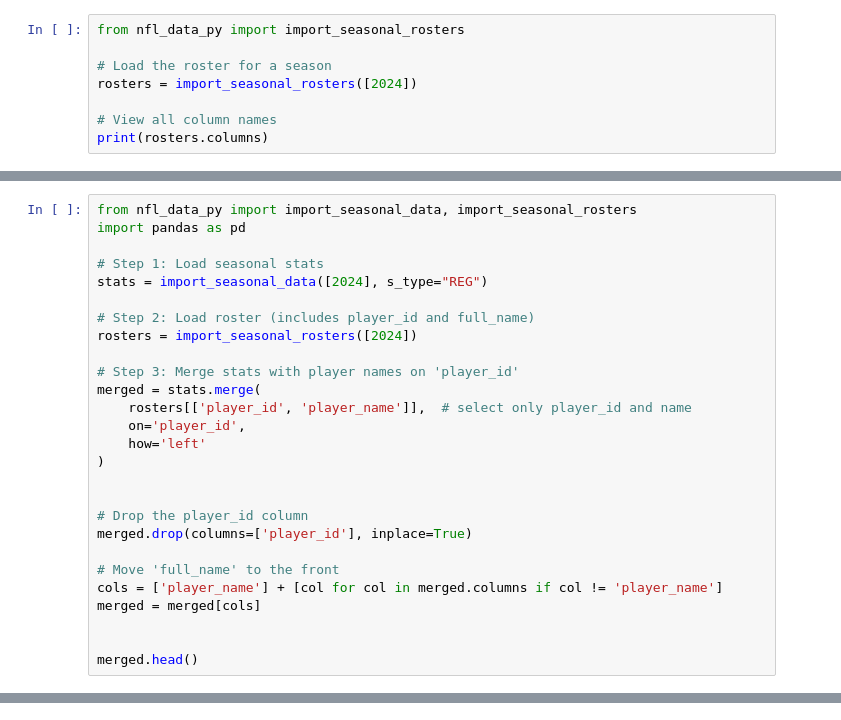
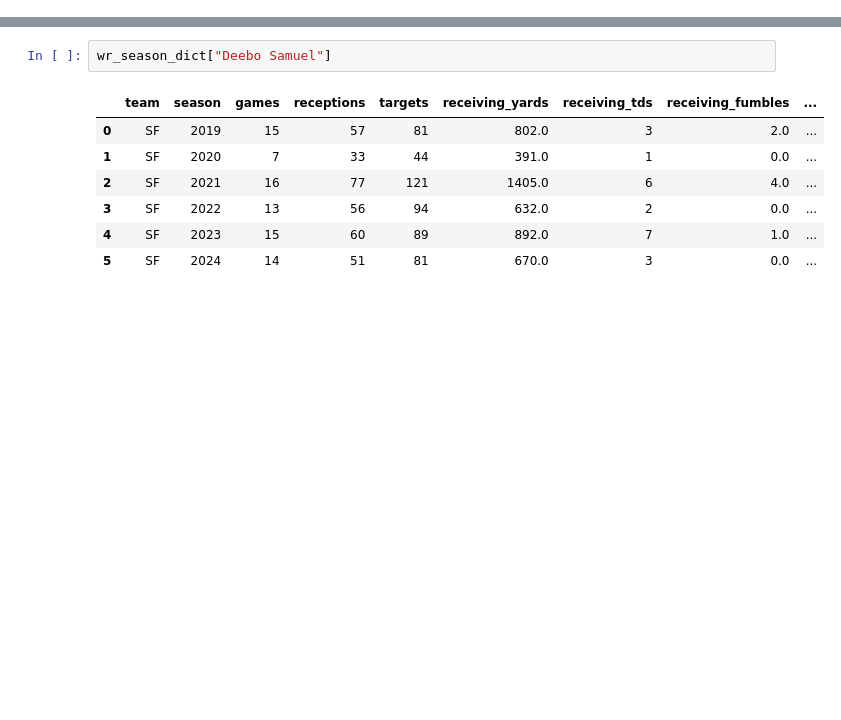
Before and after one commit to chdasiegel/Dynasty, a Jupyter notebook: Pro_Data/WR_Season_Data.ipynb, the cells around one changed output, grey strips where cells are left out. Drawn from its saved outputs; the diff is of its cells as text; blank space fills up the shorter version.

```diff
--- a/Pro_Data/WR_Season_Data.ipynb
+++ b/Pro_Data/WR_Season_Data.ipynb
@@ -141,8 +0,0 @@ Index(['player_id', 'season', 'season_type', 'completions', 'attempts',
-# %%
-from nfl_data_py import import_seasonal_rosters
-
-# Load the roster for a season
-rosters = import_seasonal_rosters([2024])
-
-# View all column names
-print(rosters.columns)
@@ -159,27 +0,0 @@ Index(['season', 'team', 'position', 'depth_chart_position', 'jersey_number',
-# %%
-from nfl_data_py import import_seasonal_data, import_seasonal_rosters
-import pandas as pd
-
-# Step 1: Load seasonal stats
-stats = import_seasonal_data([2024], s_type="REG")
-
-# Step 2: Load roster (includes player_id and full_name)
-rosters = import_seasonal_rosters([2024])
-
-# Step 3: Merge stats with player names on 'player_id'
-merged = stats.merge(
-    rosters[['player_id', 'player_name']],  # select only player_id and name
-    on='player_id',
-    how='left'
-)
-
-
-# Drop the player_id column
-merged.drop(columns=['player_id'], inplace=True)
-
-# Move 'full_name' to the front
-cols = ['player_name'] + [col for col in merged.columns if col != 'player_name']
-merged = merged[cols]
-
-
-merged.head()
@@ -327,0 +99,10 @@ wr_data_by_year[2024].head(20)
+# %%
+wr_season_dict["Deebo Samuel"]
+# %% [output]
+|  | team | season | games | receptions | targets | receiving_yards | receiving_tds | receiving_fumbles | ... |
+| 0 | SF | 2019 | 15 | 57 | 81 | 802.0 | 3 | 2.0 | ... |
+| 1 | SF | 2020 | 7 | 33 | 44 | 391.0 | 1 | 0.0 | ... |
+| 2 | SF | 2021 | 16 | 77 | 121 | 1405.0 | 6 | 4.0 | ... |
+| 3 | SF | 2022 | 13 | 56 | 94 | 632.0 | 2 | 0.0 | ... |
+| 4 | SF | 2023 | 15 | 60 | 89 | 892.0 | 7 | 1.0 | ... |
+| 5 | SF | 2024 | 14 | 51 | 81 | 670.0 | 3 | 0.0 | ... |
```
Also changed, not shown: parts of 12 cells of this notebook, 4 other files.
